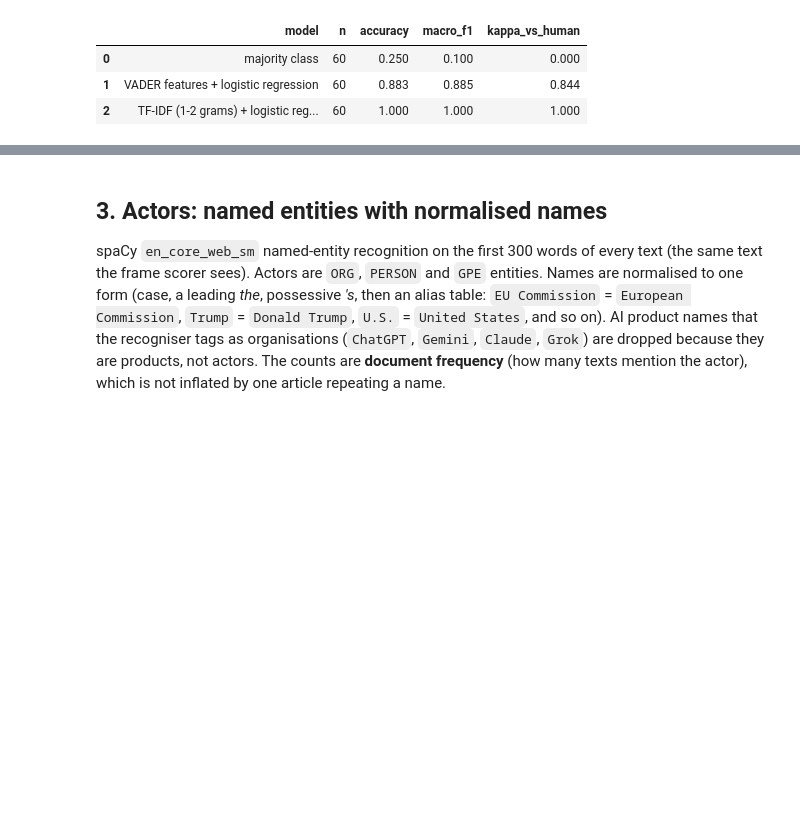
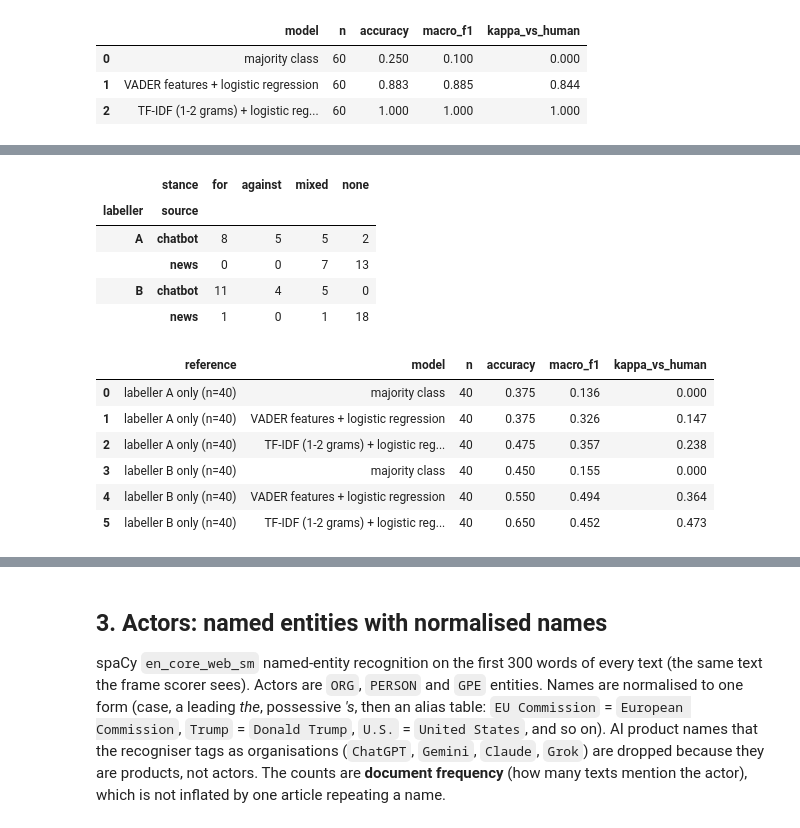
Before and after one commit to Annjnk/Text-Analytics-NLP-CA, a Jupyter notebook: 09_stance_and_actors.ipynb, the cells around one changed output, grey strips where cells are left out. Saved outputs shown, nothing was run; the diff lists cells and outputs as text; code cells hidden in the pictures; blank space fills up the shorter version.

```diff
--- a/09_stance_and_actors.ipynb
+++ b/09_stance_and_actors.ipynb
@@ -166,0 +184,23 @@ stance kappa script: identical sheets -> kappa 1; random labellers -> agreement
+# %%
+LAB_A, LAB_B = DATA / "stance_sheet_A_labelled.csv", DATA / "stance_sheet_B_labelled.csv"
+if LAB_A.exists() and LAB_B.exists():
+    res = score_stance(LAB_A, LAB_B)                                          # writes stance_agreement.csv and stance_agreement_confusion.csv
+    keyS = pd.read_csv(DATA / "stance_key.csv").set_index("stance_id")
+    A_, _, _ = read_sheet(LAB_A); B_, _, _ = read_sheet(LAB_B)
+    shared = sorted(set(A_.index) & set(B_.index))
+    print(f"shared texts: {res['n_shared']} | observed agreement {res['agreement']:.2f} | kappa on 4 labels {res['kappa_4_labels']:.3f} ({landis_koch(res['kappa_4_labels'])}) | kappa on the 3 plan labels {res['kappa_3_labels']:.3f} (n={res['n_three_label']})")
+    display(res["confusion"])
+    rows = [{"scope": "all shared texts", "n": len(shared), "agreement": round(res["agreement"], 3), "kappa_4_labels": round(res["kappa_4_labels"], 3)}]
+    for src in ("chatbot", "news"):
+        ids = [s for s in shared if keyS.loc[s, "source"] == src]; a, b = A_.loc[ids].to_numpy(), B_.loc[ids].to_numpy()
+        rows.append({"scope": f"shared {src} texts", "n": len(ids), "agreement": round(float((a == b).mean()), 3), "kappa_4_labels": round(float(cohen_kappa(a, b, STANCE)), 3)})
+    by_src = pd.DataFrame(rows); by_src.to_csv(OUT / "stance_agreement_by_source.csv", index=False); display(by_src)
+    # label distribution of each labeller on the shared texts and overall
+    dist = pd.DataFrame({"labeller_A_all_40": A_.value_counts(), "labeller_B_all_40": B_.value_counts(), "labeller_A_shared_20": A_.loc[shared].value_counts(), "labeller_B_shared_20": B_.loc[shared].value_counts()}).reindex(STANCE).fillna(0).astype(int)
+    dist.to_csv(OUT / "stance_label_counts_by_labeller.csv"); display(dist)
+    disputed = pd.DataFrame([{"stance_id": s, "source": keyS.loc[s, "source"], "labeller_A": A_[s], "labeller_B": B_[s]} for s in res["disputed"]])
+    disputed.to_csv(OUT / "stance_disputed_texts.csv", index=False); print(len(disputed), "disputed texts (ids only, no text); to adjudicate:", disputed["stance_id"].tolist())
+    cons = build_consensus(LAB_A, LAB_B); cons.rename_axis("stance_id").reset_index().to_csv(DATA / "stance_labels_consensus.csv", index=False)
+    print("reference labels written to data/stance_labels_consensus.csv:", cons.value_counts().to_dict())
+else:
+    print("both labelled stance sheets are needed (data/stance_sheet_A_labelled.csv and data/stance_sheet_B_labelled.csv)")
@@ -227,0 +356,31 @@ No data/stance_labels_consensus.csv yet: the baseline waits for the human labels
+# %%
+if LAB_A.exists() and LAB_B.exists():
+    textsB = pd.read_csv(DATA / "stance_sheet_B.csv", keep_default_na=False).set_index("stance_id")["text"]; textsA = pd.read_csv(DATA / "stance_sheet_A.csv", keep_default_na=False).set_index("stance_id")["text"]
+    keyS2 = pd.read_csv(DATA / "stance_key.csv").set_index("stance_id")
+    bysrc = pd.concat([pd.DataFrame({"labeller": nm, "source": keyS2.loc[lab.index, "source"].to_numpy(), "stance": lab.to_numpy()}) for nm, lab in (("A", A_), ("B", B_))])
+    bysrc = bysrc.groupby(["labeller", "source", "stance"]).size().unstack(fill_value=0).reindex(columns=STANCE, fill_value=0)
+    bysrc.to_csv(OUT / "stance_labels_by_source_and_labeller.csv"); display(bysrc)
+    one, spreads = [], []
+    for nm, lab, tx in (("labeller A", A_, textsA), ("labeller B", B_, textsB)):
+        d1 = pd.DataFrame({"stance_id": lab.index, "stance": lab.to_numpy()}); d1["text"] = d1["stance_id"].map(tx)
+        t, _ = stance_baseline(d1); one.append(t.assign(reference=f"{nm} only (n={len(d1)})"))
+        r = pd.concat([stance_baseline(d1, seed=s)[0].assign(seed=s) for s in range(20)])
+        sp = r.groupby("model")[["accuracy", "macro_f1", "kappa_vs_human"]].agg(["mean", "min", "max"]).round(3); sp.columns = ["_".join(c) for c in sp.columns]
+        spreads.append(sp.reset_index().assign(reference=f"{nm} only (n={len(d1)})", seeds=20))
+    by_lab = pd.concat(one, ignore_index=True)[["reference", "model", "n", "accuracy", "macro_f1", "kappa_vs_human"]]; by_lab.to_csv(OUT / "stance_baseline_by_labeller.csv", index=False)
+    seeds_all = pd.concat(spreads, ignore_index=True); seeds_all.to_csv(OUT / "stance_baseline_by_labeller_seeds.csv", index=False)
+    display(by_lab); display(seeds_all[["reference", "model", "kappa_vs_human_mean", "kappa_vs_human_min", "kappa_vs_human_max"]])
+# %% [output]
+|  | stance | for | against | mixed | none |
+| labeller | source |  |  |  |  |
+| A | chatbot | 8 | 5 | 5 | 2 |
+|  | news | 0 | 0 | 7 | 13 |
+| B | chatbot | 11 | 4 | 5 | 0 |
+|  | news | 1 | 0 | 1 | 18 |
+|  | reference | model | n | accuracy | macro_f1 | kappa_vs_human |
+| 0 | labeller A only (n=40) | majority class | 40 | 0.375 | 0.136 | 0.000 |
+| 1 | labeller A only (n=40) | VADER features + logistic regression | 40 | 0.375 | 0.326 | 0.147 |
+| 2 | labeller A only (n=40) | TF-IDF (1-2 grams) + logistic reg... | 40 | 0.475 | 0.357 | 0.238 |
+| 3 | labeller B only (n=40) | majority class | 40 | 0.450 | 0.155 | 0.000 |
+| 4 | labeller B only (n=40) | VADER features + logistic regression | 40 | 0.550 | 0.494 | 0.364 |
+| 5 | labeller B only (n=40) | TF-IDF (1-2 grams) + logistic reg... | 40 | 0.650 | 0.452 | 0.473 |
```
Also changed, not shown: parts of 14 cells of this notebook, 17 other files.
